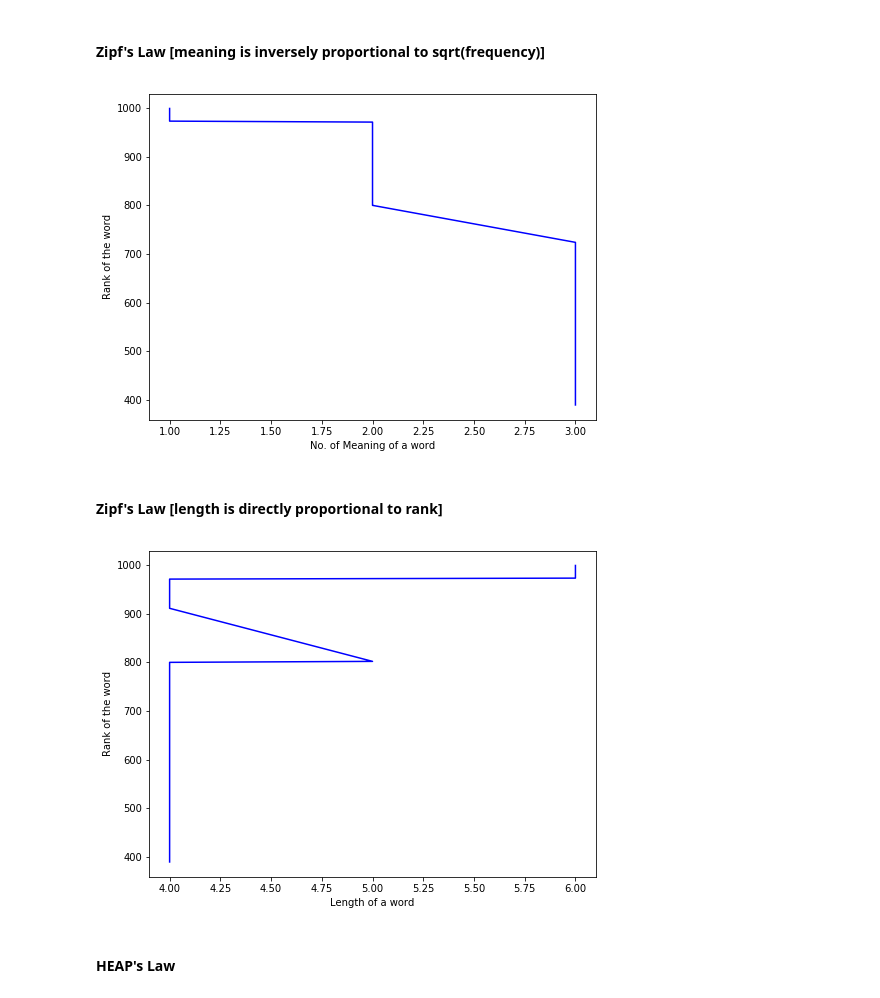
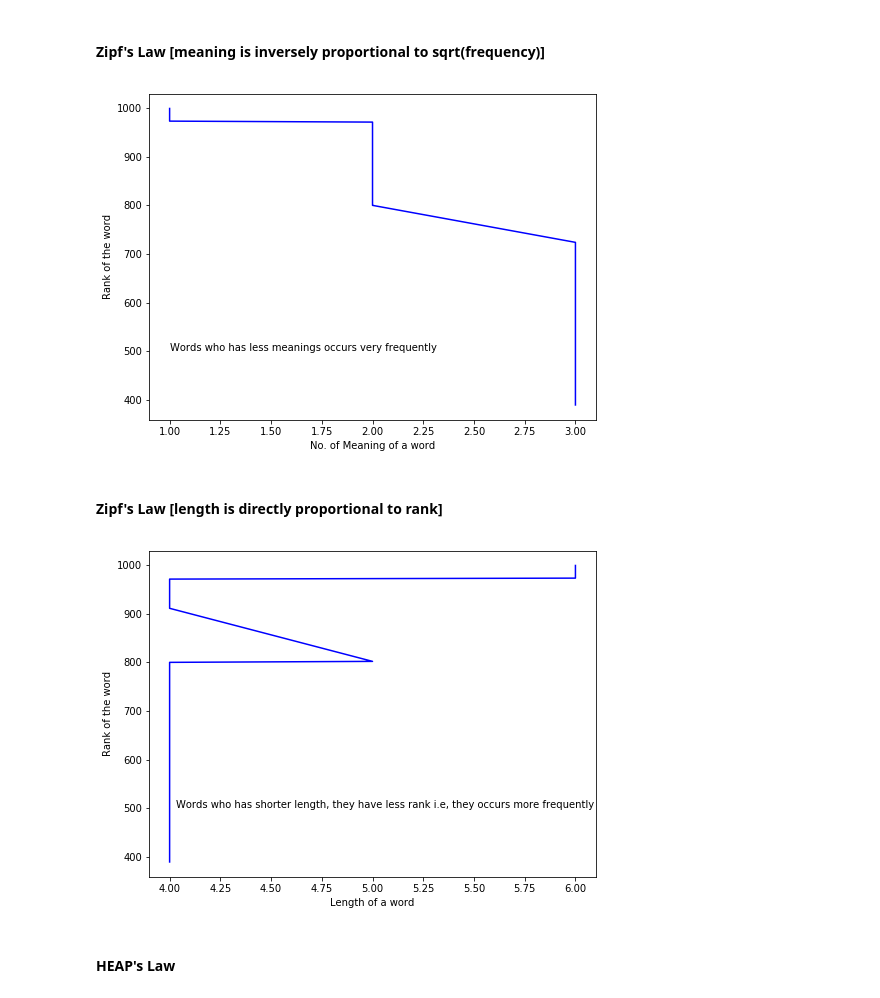
Before and after one commit to Chamanvir/NLP, a Jupyter notebook: 17210030.ipynb, the cells around one changed output. Drawn from its saved outputs; the diff is of its cells as text; code cells hidden in the pictures.

```diff
--- a/17210030.ipynb
+++ b/17210030.ipynb
@@ -64,22 +65,24 @@ plt.figure(figsize=(8,6))
 plt.plot(meaning,rank_meaning, color='blue')
 plt.xlabel('No. of Meaning of a word')
 plt.ylabel('Rank of the word')
+plt.text(1, 500, u'Words who has less meanings occurs very frequently')
 plt.show()
 # %% [output]
-[figure, old version]
+[figure, new version]
 # %% [markdown]
 #### Zipf's Law [length is directly proportional to rank]
 # %%
 length = []  # length of the selcted words that are used for meaning list
 for word in words:
     length.append(len(word))
 plt.figure(figsize=(8,6))
 plt.plot(length,rank_meaning, color='blue')
 plt.xlabel('Length of a word')
 plt.ylabel('Rank of the word')
+plt.text(4.03, 500, u'Words who has shorter length, they have less rank i.e, they occurs more frequently')
 plt.show()
 # %% [output]
-[figure, old version]
+[figure, new version]
 # %% [markdown]
 #### HEAP's Law
 # %%
```
Also changed, not shown: parts of 4 cells of this notebook.
